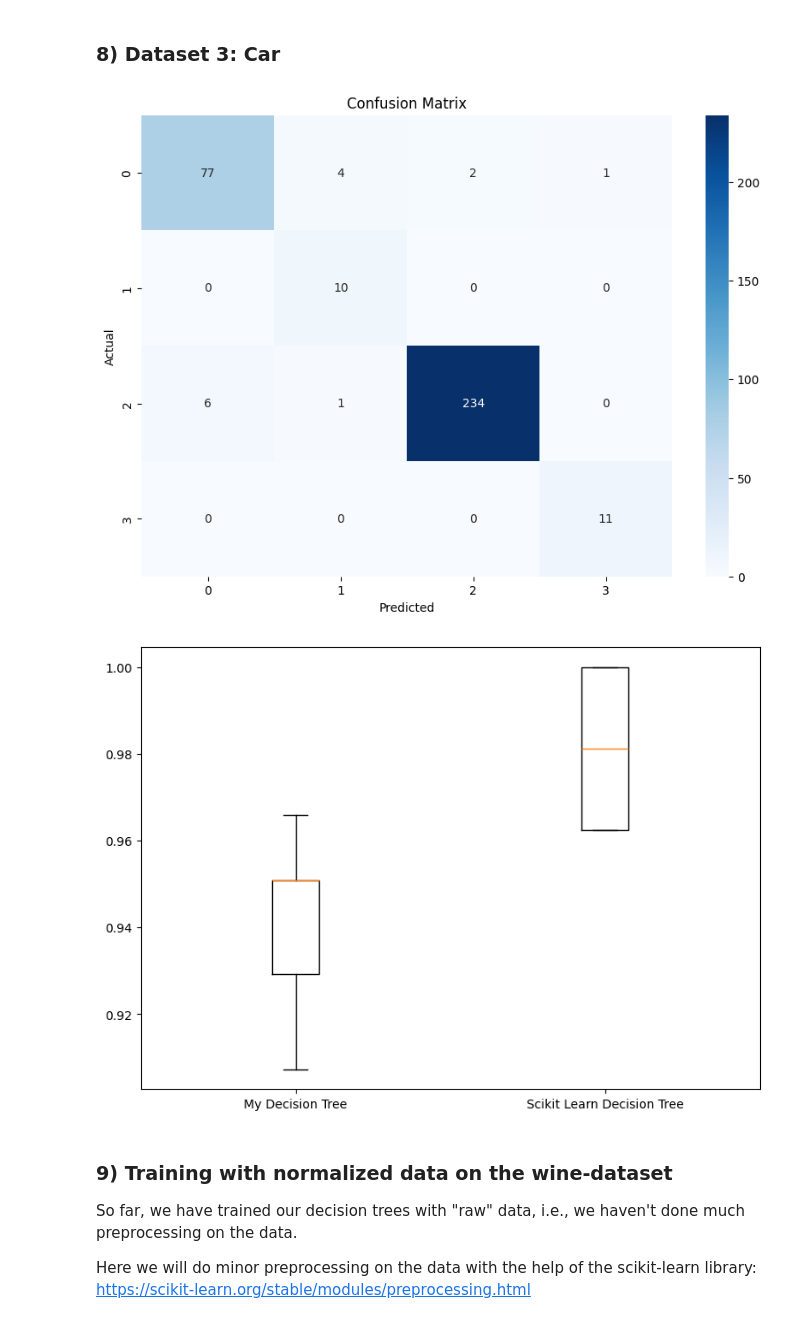
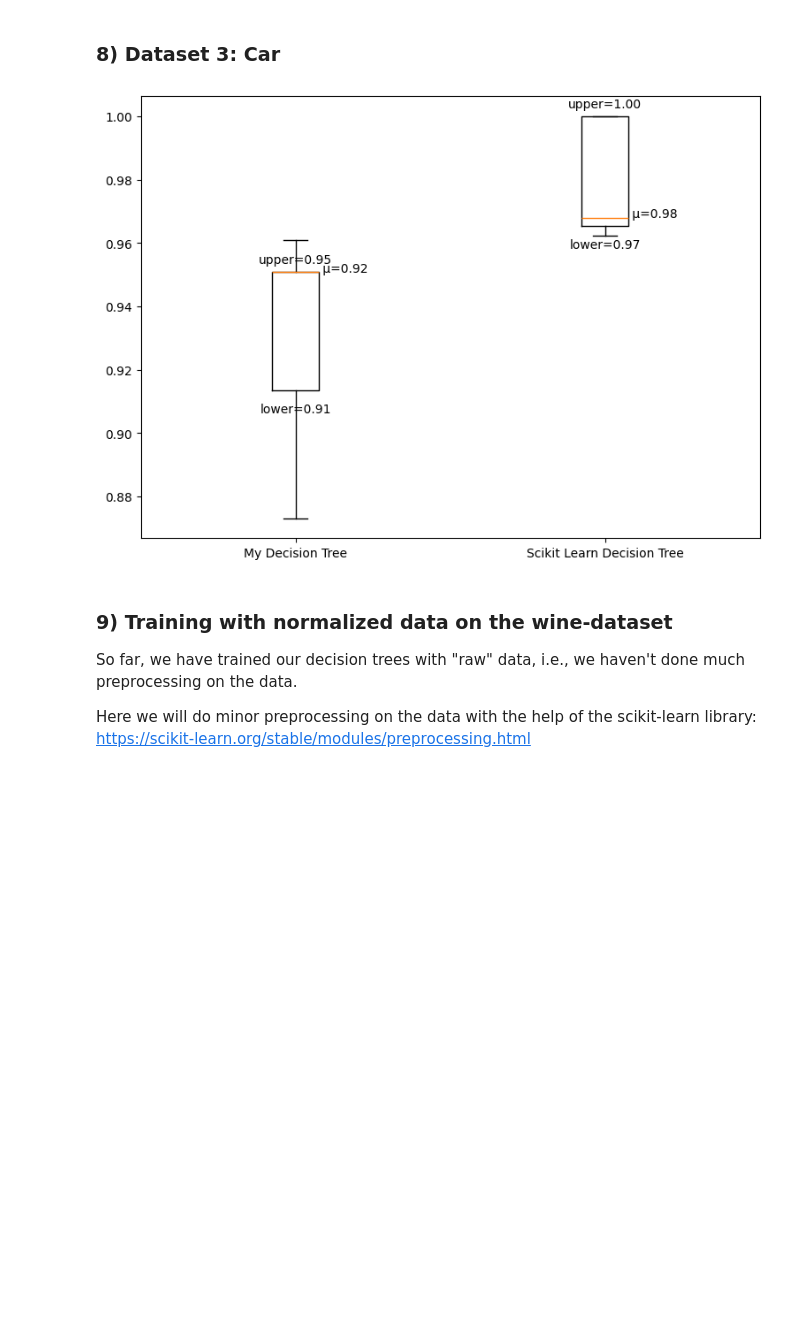
Before and after one commit to JoelScarinius/Decision_Tree_Induction, a Jupyter notebook: ML-Assignment_2_Alexander_Forsanker.ipynb, the cells around one changed output. Saved outputs shown, nothing was run; the diff lists cells and outputs as text; code cells hidden in the pictures; blank space fills up the shorter version.

```diff
--- a/ML-Assignment_2_Alexander_Forsanker.ipynb
+++ b/ML-Assignment_2_Alexander_Forsanker.ipynb
@@ -414,8 +438,6 @@ plt.show()
 ### 8) Dataset 3: Car
 # %%
 from sklearn.preprocessing import OneHotEncoder
-from sklearn.metrics import accuracy_score, confusion_matrix
-import seaborn as sns
 
 data_car = pd.read_csv("car.csv").to_numpy()
 
@@ -429,16 +451,8 @@ X_train, X_test, y_train, y_test = train_test_split(X, y, test_size=0.2, shuffle
 # TODO: Train and test your implemented tree model.
 # NOTE: Use the same train/test split for your tree model and the scikit learn model
 number_of_features = X.shape[1]
-root = grow_tree(X_train, y_train, number_of_features, max_depth=10, min_samples_for_split=2)
+root = grow_tree(X_train, y_train, number_of_features, max_depth=10, min_samples_for_split=2, criterion='entropy')
 my_predictions = np.array([traverse_tree(x, root) for x in X_test])
-
-conf_matrix = confusion_matrix(y_test, my_predictions)
-plt.figure(figsize=(10, 7))
-sns.heatmap(conf_matrix, annot=True, fmt='d', cmap='Blues')
-plt.xlabel('Predicted')
-plt.ylabel('Actual')
-plt.title('Confusion Matrix')
-plt.show()
 
 # TODO: Train and test scikit learns tree model.
 # NOTE: Use the same train/test split for your tree model and the scikit learn model
@@ -453,36 +467,51 @@ scikit_predictions = scikit_clf.predict(X_test_ohe)
 # TODO: Do the above at least 5 times
 # NOTE: Use loops here!
 for _ in range(5):
     X_train, X_test, y_train, y_test = train_test_split(X, y, test_size=0.2, random_state=42, shuffle=True)
 
     number_of_features = X.shape[1]
-    root = grow_tree(X_train, y_train, number_of_features, max_depth=10, min_samples_for_split=2)
+    root = grow_tree(X_train, y_train, number_of_features, max_depth=10, min_samples_for_split=2, criterion='entropy')
     my_predictions = np.array([traverse_tree(x, root) for x in X_test])
     my_accuracy = accuracy_score(y_test, my_predictions)
     my_accuracies.append(my_accuracy)
 
     encoder = OneHotEncoder(handle_unknown='ignore', sparse_output=False)
     X_train_ohe = encoder.fit_transform(X_train)
     X_test_ohe = encoder.transform(X_test)
 
     scikit_clf = DecisionTreeClassifier(criterion='entropy')
     scikit_clf.fit(X_train_ohe, y_train)
     scikit_predictions = scikit_clf.predict(X_test_ohe)
     sciKit_accuracy = accuracy_score(y_test, scikit_predictions)
     sciKit_accuracies.append(sciKit_accuracy)
 
 
 # TODO: Plot the results with matplotlib (plt)
 # NOTE: One plot with all results is enough
 boxplotData = [my_accuracies, sciKit_accuracies]
 fig = plt.figure(figsize =(7, 5))
 ax = fig.add_axes([0, 0, 1, 1])
 labels = ['My Decision Tree', 'Scikit Learn Decision Tree']
 bp = ax.boxplot(boxplotData, labels=labels)
+
+for i, line in enumerate(bp['medians']):
+    x, y = line.get_xydata()[1]
+    text = ' μ={:.2f}'.format(m1[i])
+    ax.annotate(text, xy=(x, y))
+
+for i, box in enumerate(bp['boxes']):
+    upper_quartile = box.get_ydata()[2]
+    ax.annotate(f'upper={upper_quartile:.2f}', xy=(i + 1, upper_quartile), xytext=(0, 5),
+                textcoords='offset points', ha='center', va='bottom')
+
+    lower_quartile = box.get_ydata()[1]
+    ax.annotate(f'lower={lower_quartile:.2f}', xy=(i + 1, lower_quartile), xytext=(0, -10),
+                textcoords='offset points', ha='center', va='top')
+
+
 plt.show()
 # %% [output]
-[figure, old version]
+[figure, new version]
-[figure, removed]
 # %% [markdown]
 ### 9) Training with normalized data on the wine-dataset
 
```
Also changed, not shown: parts of 11 cells of this notebook.
